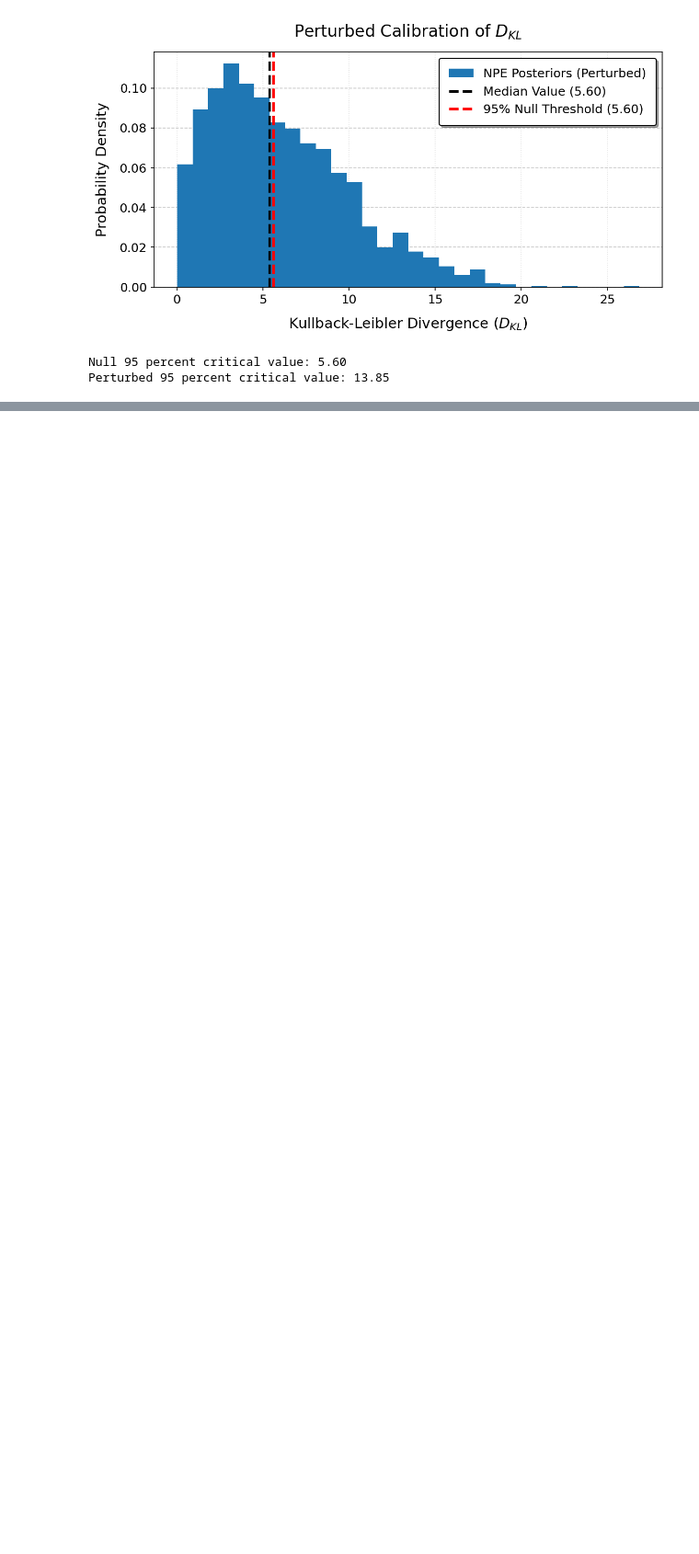
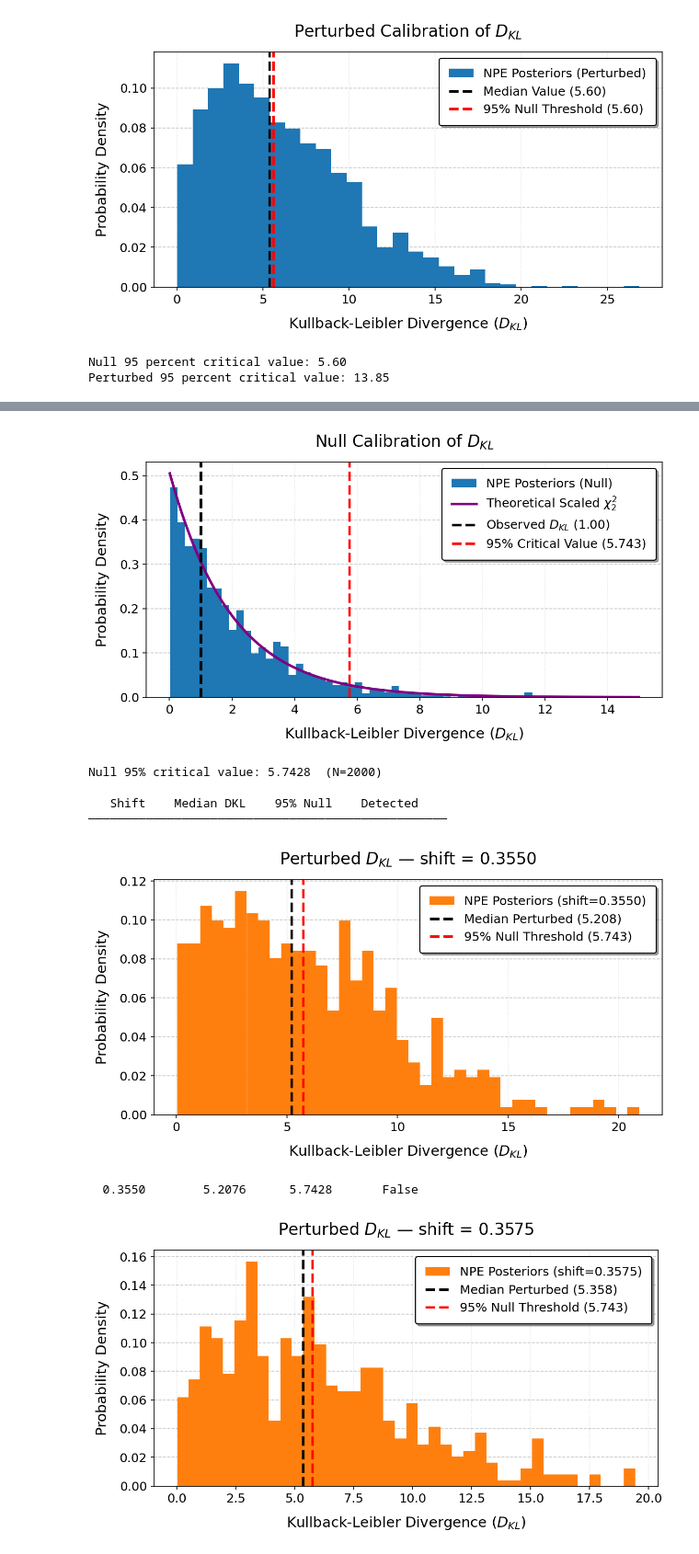
Before and after one commit to jayvasireddy/Part-III-Research-Project, a Jupyter notebook: 2D Gaussian Example/Adapting Current Code.ipynb, the cells around one changed output, grey strips where cells are left out. Shown at 92% size. Cells and saved outputs as stored; diff of their text form; code cells hidden in the pictures; blank space fills up the shorter version.

```diff
--- a/2D Gaussian Example/Adapting Current Code.ipynb
+++ b/2D Gaussian Example/Adapting Current Code.ipynb
@@ -1470,0 +1838,70 @@ Perturbed 95 percent critical value: 13.85
+# %%
+# ─────────────────────────────────────────────────────────────────────────────
+# Sensitivity sweep: null ONCE at high N, perturbed cheaply per shift
+#
+# Speeds up the sweep ~(n_shifts × N_null/N_pert) relative to calling
+# calibrate_null_dkl_and_perturb_mean_parallel at every shift.
+# Null threshold is also more stable because it uses 5–10× more samples.
+# ─────────────────────────────────────────────────────────────────────────────
+
+N_null        = 2000   # high N — 95th-percentile needs ~1/0.05 × this for low quantile noise
+N_pert        = 500    # lower N fine for median (uses full distribution)
+n_theta_sweep = 500
+
+# Step 1 ── null distribution, computed once
+dkls_null_sweep, crit_val_95_sweep = calibrate_null_dkl_only_parallel(
+    posterior1_direct, posterior2_direct, prior,
+    N=N_null, n_theta=n_theta_sweep,
+    loc1=loc1, scale1=scale1,
+    n_jobs=24, dkl_obs=dkl_obs,
+)
+
+# Step 2 ── sweep shifts; stop once sensitivity threshold is reached
+#   Adjust range/step to taste. Start coarse, refine once you know the ballpark.
+shifts_to_test = np.arange(0.355, 0.37, 0.0025)
+sweep_results  = []   # (shift, median_p, detected)
+
+print(f"\n{'Shift':>8}  {'Median DKL':>12}  {'95% Null':>10}  {'Detected':>10}")
+print("─" * 50)
+
+first_detected = None
+for shift_val in shifts_to_test:
+    dkls_p, median_p = calibrate_perturb_dkl_only_parallel(
+        posterior1_direct, posterior2_direct, prior,
+        N=N_pert, n_theta=n_theta_sweep,
+        loc1=loc1, scale1=scale1,
+        shift=shift_val, crit_val_95=crit_val_95_sweep,
+        n_jobs=24, plot=True,
+    )
+    detected = median_p >= crit_val_95_sweep
+    sweep_results.append((shift_val, median_p, detected))
+    print(f"{shift_val:>8.4f}  {median_p:>12.4f}  {crit_val_95_sweep:>10.4f}  {str(detected):>10}")
+    if detected and first_detected is None:
+        first_detected = shift_val
+        print(f"\n>>> Sensitivity threshold reached at shift = {shift_val:.4f} <<<\n")
+
+# Step 3 ── summary plot: median perturbed DKL vs shift
+shifts_arr  = np.array([r[0] for r in sweep_results])
+medians_arr = np.array([r[1] for r in sweep_results])
+
+plt.figure(figsize=(8, 4.5), dpi=150)
+plt.gca().set_axisbelow(True)
+plt.grid(axis='y', linestyle='--', alpha=0.7)
+plt.grid(axis='x', linestyle=':', alpha=0.4)
+plt.plot(shifts_arr, medians_arr, 'o-', color='tab:blue', linewidth=2,
+         markersize=7, label=r'Median perturbed $D_{KL}$')
+plt.axhline(crit_val_95_sweep, color='red', linestyle='dashed', linewidth=2.5,
+            label=f'95% Null Threshold ({crit_val_95_sweep:.3f})')
+if first_detected is not None:
+    plt.axvline(first_detected, color='green', linestyle='dotted', linewidth=2,
+                label=f'First detection at shift={first_detected:.4f}')
+plt.xlabel(r"Shift $\delta\mu$", fontsize=14, labelpad=10)
+plt.ylabel(r"Median $D_{KL}$", fontsize=14, labelpad=10)
+plt.title(r"Sensitivity Sweep: Median Perturbed $D_{KL}$ vs Shift", fontsize=16, pad=15)
+plt.xticks(fontsize=12)
+plt.yticks(fontsize=12)
+plt.legend(fontsize=12, frameon=True, shadow=True,
+           facecolor='white', edgecolor='black', borderpad=0.8)
+plt.tight_layout()
+plt.show()
+# %% [output]
@@ -1470,0 +1925,8 @@ Perturbed 95 percent critical value: 13.85
+[figure, added]
+Null 95% critical value: 5.7428  (N=2000)
+
+   Shift    Median DKL    95% Null    Detected
+──────────────────────────────────────────────────
+[figure, added]
+  0.3550        5.2076      5.7428       False
+[figure, added]
```
Also changed, not shown: parts of 15 cells of this notebook, 9 other files.
